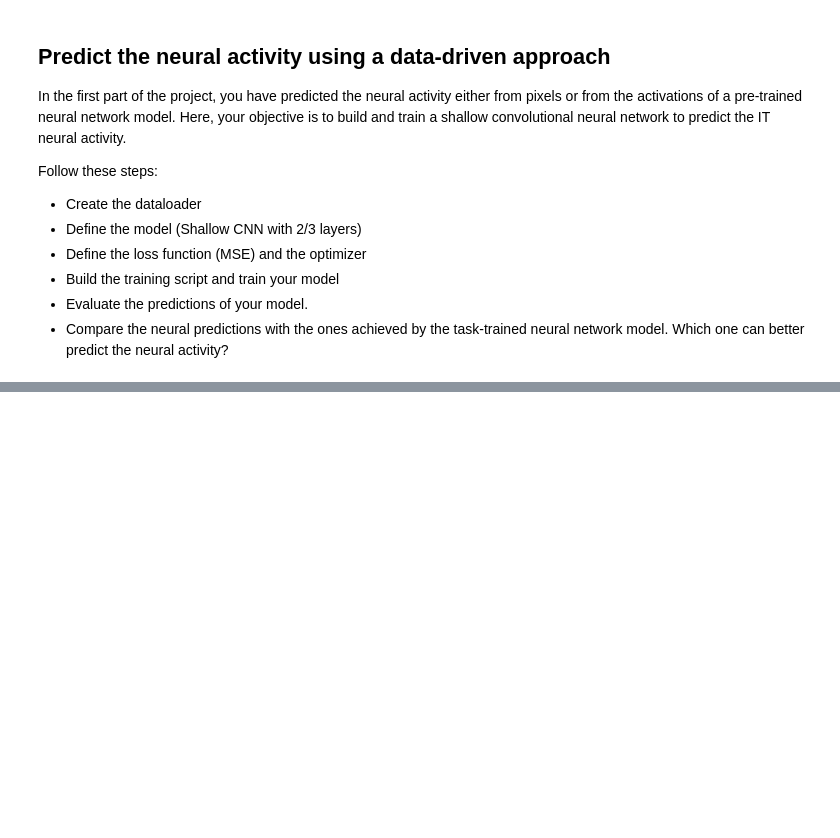
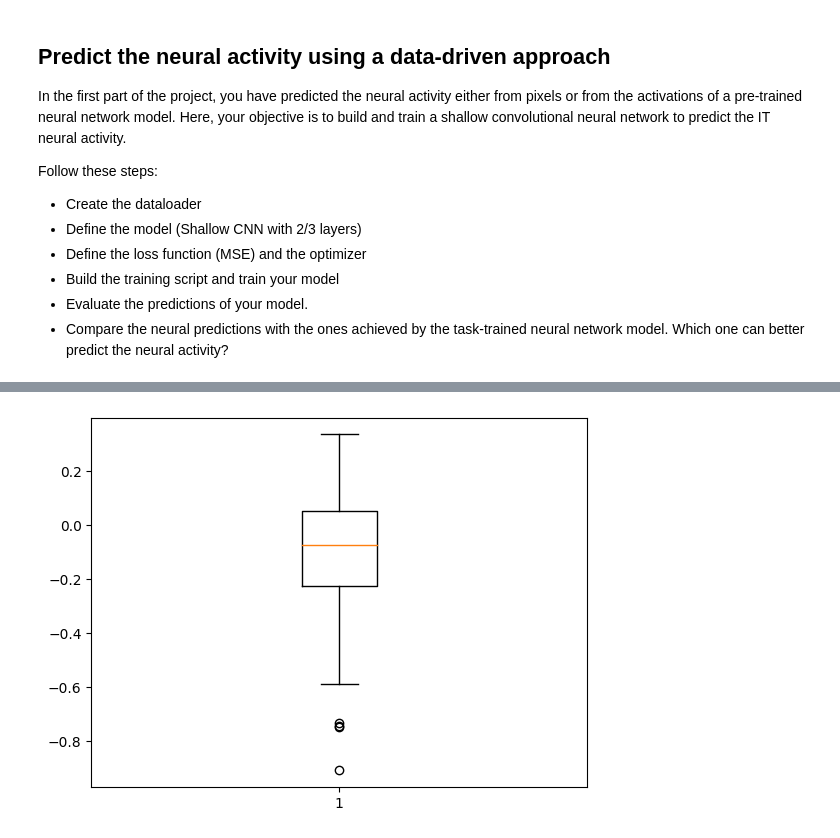
Before and after one commit to emmabhl/NX414_Predicting_neural_activity, a Jupyter notebook: week6.ipynb, the cells around one changed output, grey strips where cells are left out. Cells and saved outputs as stored; diff of their text form; code cells hidden in the pictures; blank space fills up the shorter version.

Commit message:
plot

```diff
--- a/week6.ipynb
+++ b/week6.ipynb
@@ -96,7 +97,7 @@ import torch.nn as nn
 from torch.optim import Adam
 # %%
 # Initialize the parameters
-BATCH_SIZE = 3 #initial 32 but division by zero for valset
+BATCH_SIZE = 10 #initial 32 but division by zero for valset
 EPOCHS = 50
 LR = 0.001 #initial 0.001
 
@@ -216,3 +217,12 @@ Batch=15, Epochs=50, LR=0.001, Training=0.003741, Val=0.156121
 Batch=30, Epochs=50, LR=0.001, Training=0.009376, Val=0.170273
 Batch=30, Epochs=75, LR=0.001, Training=0.003258, Val=0.164993
 Batch=3, Epochs=50, LR=0.001, Training=0.005618, Val=0.140788
+# %%
+#Predict
+model.eval()
+predict_val = model.forward(torch.tensor(stimulus_val).cuda())
+var = explained_variance_score(spikes_val, predict_val.detach().cpu().numpy(), multioutput = 'raw_values')
+plt.boxplot(var)
+plt.show()
+# %% [output]
+[figure, added]
```
Also changed, not shown: parts of 4 cells of this notebook.
